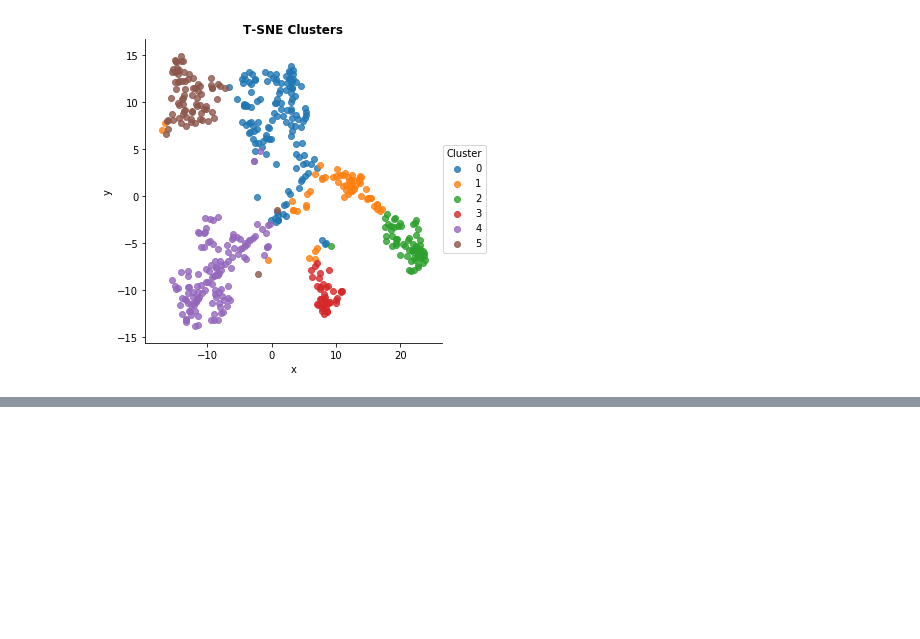
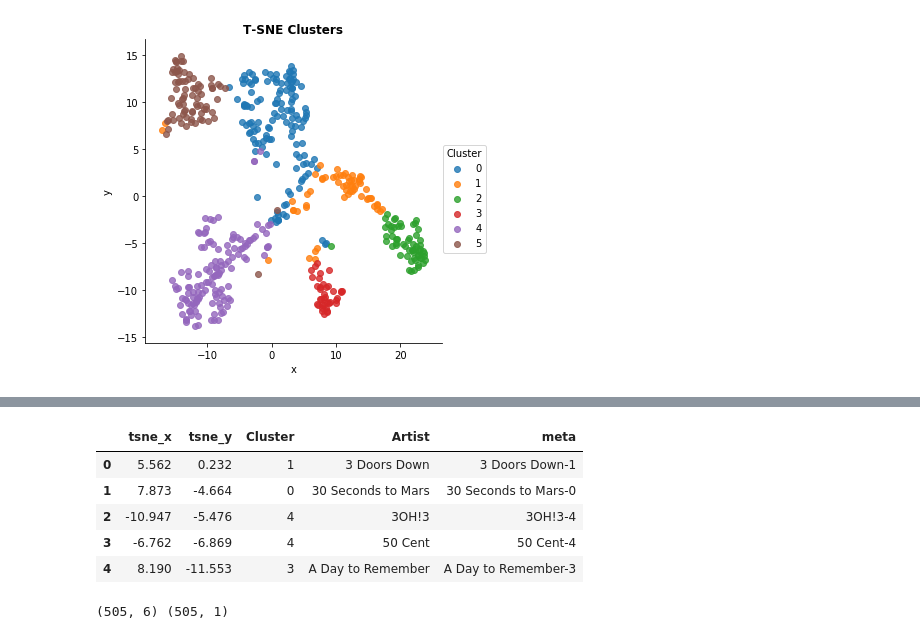
Before and after one commit to cipher813/recommender_system, a Jupyter notebook: notebooks/LastFM_Recommender_Genre_KMC_tSNE.ipynb, the cells around one changed output, grey strips where cells are left out. Saved outputs shown, nothing was run; the diff lists cells and outputs as text; code cells hidden in the pictures; blank space fills up the shorter version.

```diff
--- a/notebooks/LastFM_Recommender_Genre_KMC_tSNE.ipynb
+++ b/notebooks/LastFM_Recommender_Genre_KMC_tSNE.ipynb
@@ -241,10 +250,23 @@ tsne_gg
+# %%
+df_tsne['meta'] = df_tsne[['Artist','Cluster']].apply(lambda x: '-'.join(x), axis=1)
+# %%
+df_tsne.head()
+# %% [output]
+|  | tsne_x | tsne_y | Cluster | Artist | meta |
+| 0 | 5.562 | 0.232 | 1 | 3 Doors Down | 3 Doors Down-1 |
+| 1 | 7.873 | -4.664 | 0 | 30 Seconds to Mars | 30 Seconds to Mars-0 |
+| 2 | -10.947 | -5.476 | 4 | 3OH!3 | 3OH!3-4 |
+| 3 | -6.762 | -6.869 | 4 | 50 Cent | 50 Cent-4 |
+| 4 | 8.190 | -11.553 | 3 | A Day to Remember | A Day to Remember-3 |
 # %%
-# TODO determine issue with data loading to google embedding projector
+# Formatted for Google Embedding Projector
 # https://projector.tensorflow.org/
 vectors = pd.DataFrame(X_reduced)
-meta = pd.DataFrame(df_tsne['Cluster'])
+meta = pd.DataFrame(df_tsne['meta'])
 print(vectors.shape, meta.shape)
-meta.to_csv('../data/recsys_tags_tab_meta.tsv',sep='\t',index=False,header=False)
-vectors.to_csv('../data/recsys_tags_tab_vectors.tsv',sep='\t',index=False,header=False)
+meta.to_csv('../data/meta.tsv',sep='\t',index=False,header=False)
+vectors.to_csv('../data/vectors.tsv',sep='\t',index=False,header=False)
+# %% [output]
+(505, 6) (505, 1)
 # %%
 vectors.head()
```
Also changed, not shown: parts of 72 cells of this notebook, 5 other files.
